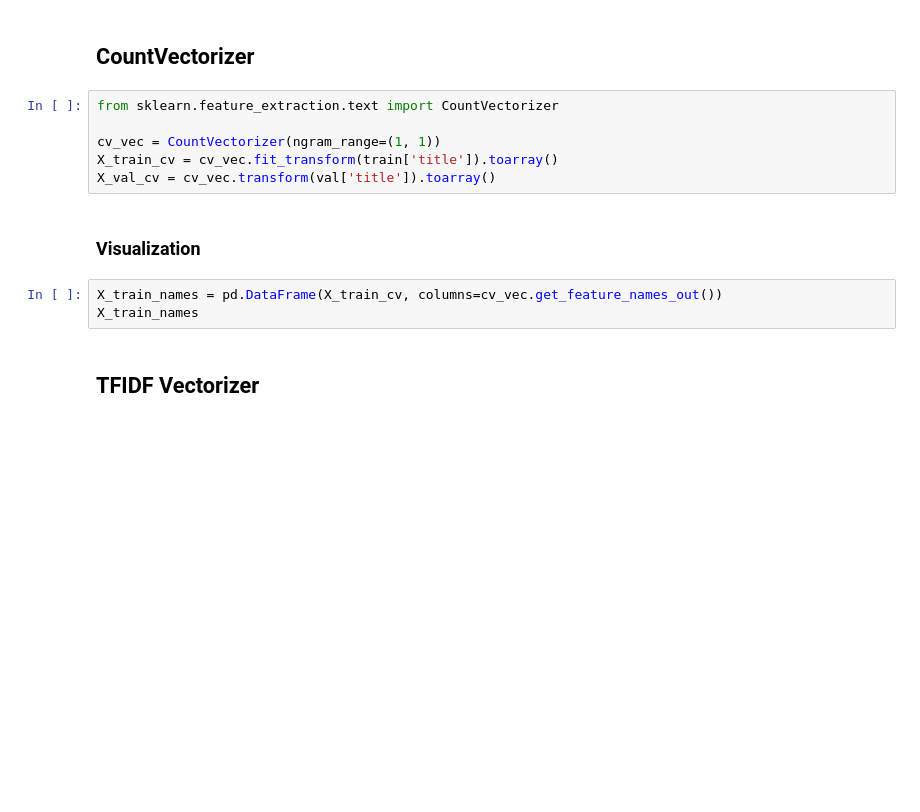
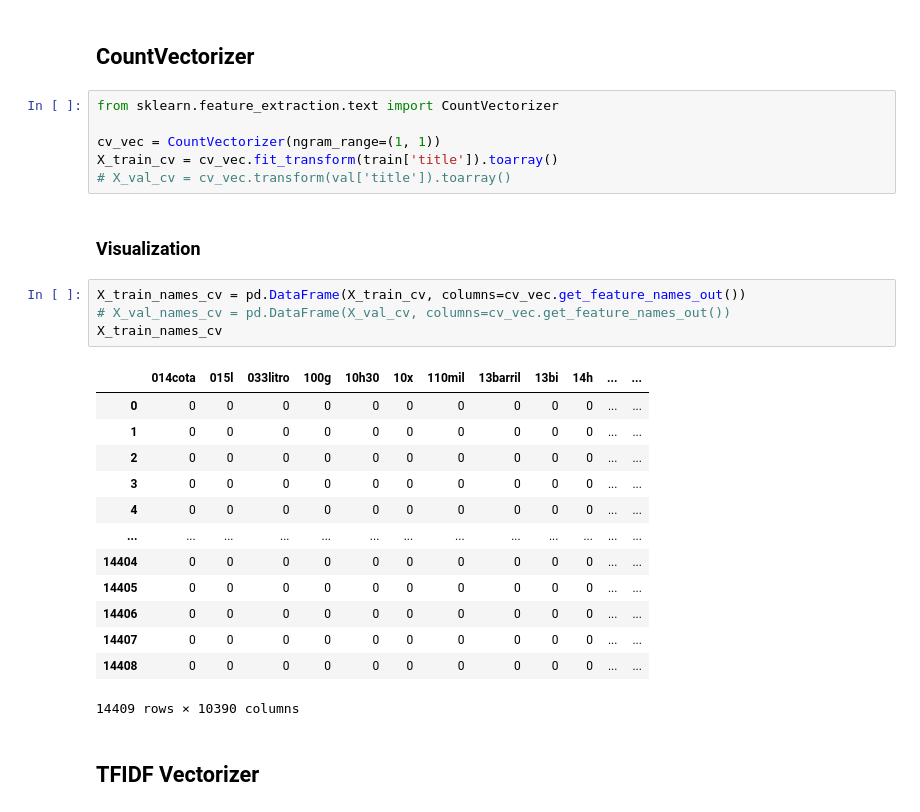
Before and after one commit to guico3lho/TCC_tags, a Jupyter notebook: pipeline/supervised_traditional_models/preprocessing_for_trad.ipynb, the cells around one changed output. Saved outputs shown, nothing was run; the diff lists cells and outputs as text; blank space fills up the shorter version.

```diff
--- a/pipeline/supervised_traditional_models/preprocessing_for_trad.ipynb
+++ b/pipeline/supervised_traditional_models/preprocessing_for_trad.ipynb
@@ -21,12 +21,27 @@ from sklearn.feature_extraction.text import CountVectorizer
 
 cv_vec = CountVectorizer(ngram_range=(1, 1))
 X_train_cv = cv_vec.fit_transform(train['title']).toarray()
-X_val_cv = cv_vec.transform(val['title']).toarray()
+# X_val_cv = cv_vec.transform(val['title']).toarray()
 # %% [markdown]
 ### Visualization
 # %%
-X_train_names = pd.DataFrame(X_train_cv, columns=cv_vec.get_feature_names_out())
-X_train_names
+X_train_names_cv = pd.DataFrame(X_train_cv, columns=cv_vec.get_feature_names_out())
+# X_val_names_cv = pd.DataFrame(X_val_cv, columns=cv_vec.get_feature_names_out())
+X_train_names_cv
+# %% [output]
+|  | 014cota | 015l | 033litro | 100g | 10h30 | 10x | 110mil | 13barril | 13bi | 14h | ... | ... |
+| 0 | 0 | 0 | 0 | 0 | 0 | 0 | 0 | 0 | 0 | 0 | ... | ... |
+| 1 | 0 | 0 | 0 | 0 | 0 | 0 | 0 | 0 | 0 | 0 | ... | ... |
+| 2 | 0 | 0 | 0 | 0 | 0 | 0 | 0 | 0 | 0 | 0 | ... | ... |
+| 3 | 0 | 0 | 0 | 0 | 0 | 0 | 0 | 0 | 0 | 0 | ... | ... |
+| 4 | 0 | 0 | 0 | 0 | 0 | 0 | 0 | 0 | 0 | 0 | ... | ... |
+| ... | ... | ... | ... | ... | ... | ... | ... | ... | ... | ... | ... | ... |
+| 14404 | 0 | 0 | 0 | 0 | 0 | 0 | 0 | 0 | 0 | 0 | ... | ... |
+| 14405 | 0 | 0 | 0 | 0 | 0 | 0 | 0 | 0 | 0 | 0 | ... | ... |
+| 14406 | 0 | 0 | 0 | 0 | 0 | 0 | 0 | 0 | 0 | 0 | ... | ... |
+| 14407 | 0 | 0 | 0 | 0 | 0 | 0 | 0 | 0 | 0 | 0 | ... | ... |
+| 14408 | 0 | 0 | 0 | 0 | 0 | 0 | 0 | 0 | 0 | 0 | ... | ... |
+14409 rows × 10390 columns
 # %% [markdown]
 ## TFIDF Vectorizer
 # %% [markdown]
```
Also changed, not shown: parts of 5 cells of this notebook, 3 other files.
